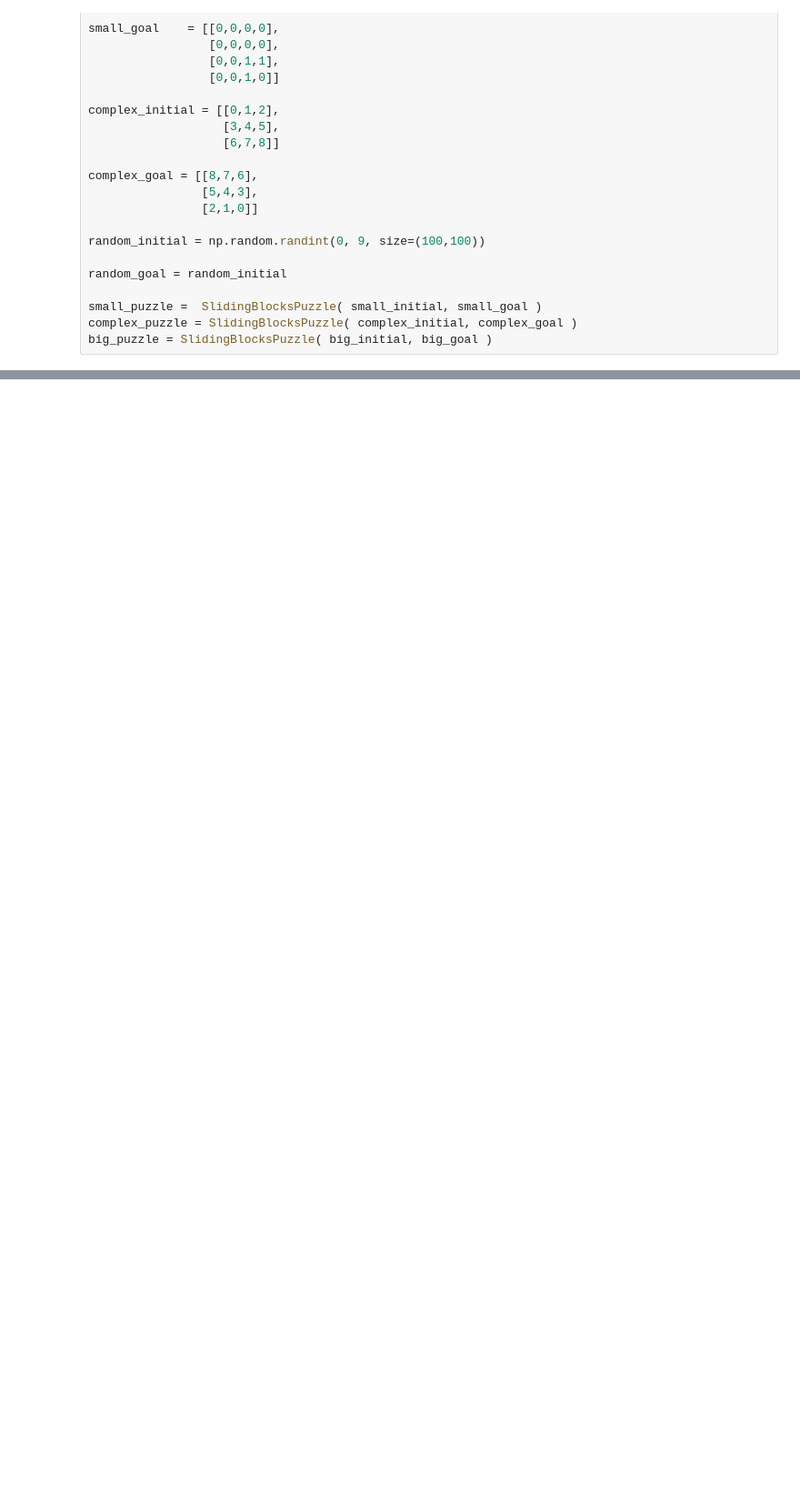
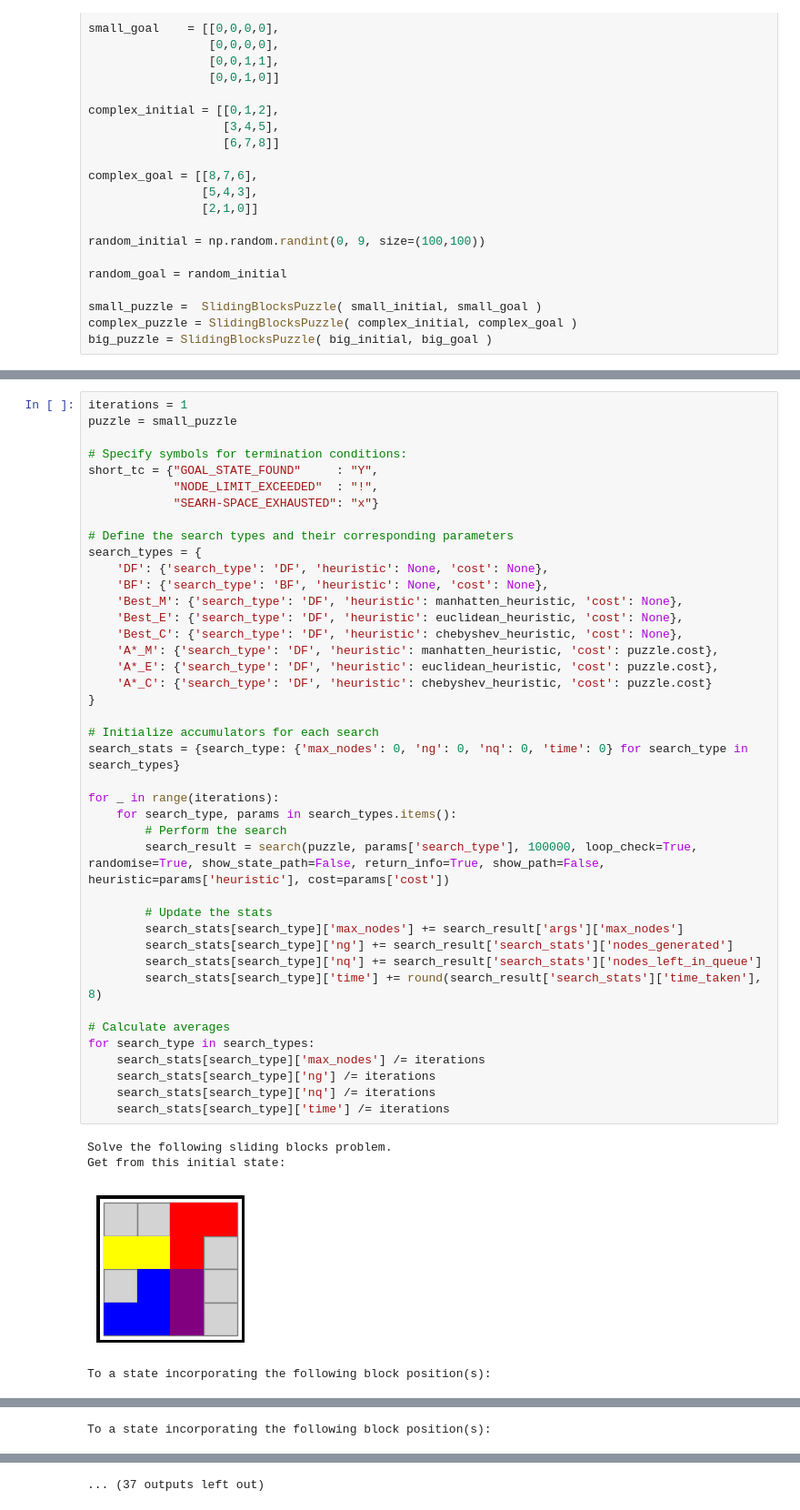
Before and after one commit to LouisJBishopL2B/comp2611-cw1, a Jupyter notebook: Part A.ipynb, the cells around one changed output, grey strips where cells are left out. Shown: that part at 91% size. Cells and saved outputs as stored; diff of their text form; blank space fills up the shorter version.

```diff
--- a/Part A.ipynb
+++ b/Part A.ipynb
@@ -361,0 +374,46 @@ for i, test in enumerate(TEST_RESULTS):
+# %%
+iterations = 1
+puzzle = small_puzzle
+
+# Specify symbols for termination conditions:
+short_tc = {"GOAL_STATE_FOUND"     : "Y",
+            "NODE_LIMIT_EXCEEDED"  : "!",
+            "SEARH-SPACE_EXHAUSTED": "x"}
+
+# Define the search types and their corresponding parameters
+search_types = {
+    'DF': {'search_type': 'DF', 'heuristic': None, 'cost': None},
+    'BF': {'search_type': 'BF', 'heuristic': None, 'cost': None},
+    'Best_M': {'search_type': 'DF', 'heuristic': manhatten_heuristic, 'cost': None},
+    'Best_E': {'search_type': 'DF', 'heuristic': euclidean_heuristic, 'cost': None},
+    'Best_C': {'search_type': 'DF', 'heuristic': chebyshev_heuristic, 'cost': None},
+    'A*_M': {'search_type': 'DF', 'heuristic': manhatten_heuristic, 'cost': puzzle.cost},
+    'A*_E': {'search_type': 'DF', 'heuristic': euclidean_heuristic, 'cost': puzzle.cost},
+    'A*_C': {'search_type': 'DF', 'heuristic': chebyshev_heuristic, 'cost': puzzle.cost}
+}
+
+# Initialize accumulators for each search
+search_stats = {search_type: {'max_nodes': 0, 'ng': 0, 'nq': 0, 'time': 0} for search_type in search_types}
+
+for _ in range(iterations):
+    for search_type, params in search_types.items():
+        # Perform the search
+        search_result = search(puzzle, params['search_type'], 100000, loop_check=True, randomise=True, show_state_path=False, return_info=True, show_path=False, heuristic=params['heuristic'], cost=params['cost'])
+
+        # Update the stats
+        search_stats[search_type]['max_nodes'] += search_result['args']['max_nodes']
+        search_stats[search_type]['ng'] += search_result['search_stats']['nodes_generated']
+        search_stats[search_type]['nq'] += search_result['search_stats']['nodes_left_in_queue']
+        search_stats[search_type]['time'] += round(search_result['search_stats']['time_taken'], 8)
+
+# Calculate averages
+for search_type in search_types:
+    search_stats[search_type]['max_nodes'] /= iterations
+    search_stats[search_type]['ng'] /= iterations
+    search_stats[search_type]['nq'] /= iterations
+    search_stats[search_type]['time'] /= iterations
+# %% [output]
+Solve the following sliding blocks problem.
+Get from this initial state:
+[figure, added]
+To a state incorporating the following block position(s):
@@ -361,0 +442 @@ for i, test in enumerate(TEST_RESULTS):
+To a state incorporating the following block position(s):
@@ -361,0 +454 @@ for i, test in enumerate(TEST_RESULTS):
+... (37 outputs left out)
```
Also changed, not shown: parts of 6 cells of this notebook.
